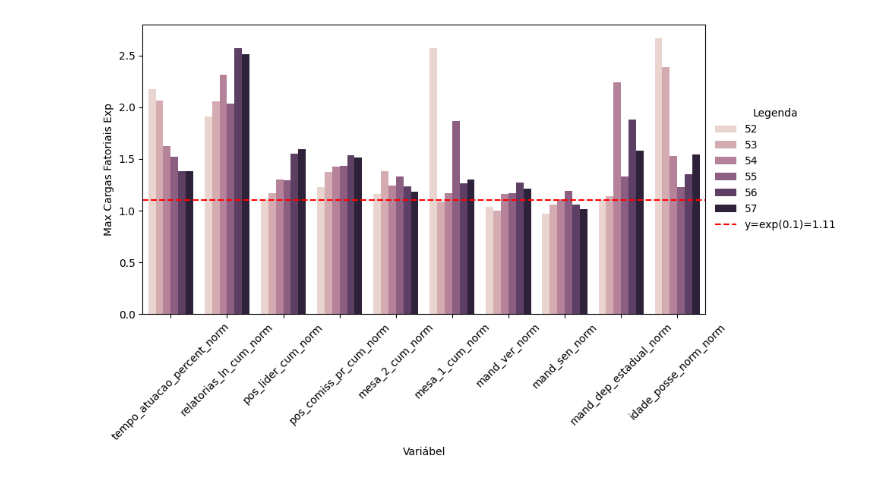
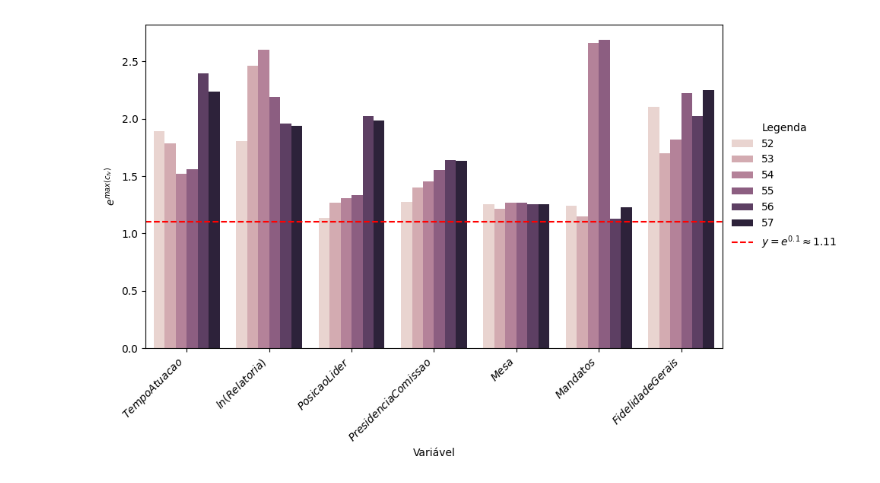
Before and after one commit to AcacioTelechi/redem-index, a Jupyter notebook: analise_fatorial_v2.ipynb, the cells around one changed output. Drawn from its saved outputs; the diff is of its cells as text; code cells hidden in the pictures.

```diff
--- a/analise_fatorial_v2.ipynb
+++ b/analise_fatorial_v2.ipynb
@@ -34,0 +16,23 @@ df_res[cols].describe()
+# %%
+vars = [
+    ("tempo_atuacao_percent", r"$TempoAtuacao$"),
+    ("relatorias_ln_cum", r"$ln(Relatoria)$"),
+    ("pos_lider_cum", r"$PosicaoLider$"),
+    ("pos_comiss_pr_cum", r"$PresidenciaComissao$"),
+    # ("mesa_1_cum", r"$Mesa2$"),
+    # ("mesa_2_cum", r"$Mesa1$"),
+    ("mesa_cum", r"$Mesa$"),
+    # ("mand_ver_cum", r"$Mandato_{VER}$"),
+    # ("mand_sen_cum", r"$Mandato_{SEN}$"),
+    # ("mand_dep_estadual_cum", r"$Mandato_{DE}$"),
+    ("mandatos_cum", r"$Mandatos$"),
+    # ("idade_posse", r"$IdadePosse$"),
+    # ("fid_municipais_cum", r"$FidelidadeMunicipais$"),
+    ("fid_gerais_cum", r"$FidelidadeGerais$"),
+]
+# %%
+cols = [v[0] for v in vars]
+
+df_res = df_res.fillna(0)
+
+df_res[cols].describe()
@@ -61,25 +74,31 @@ for legislatura in df_res['idLegislatura'].unique():
             {"legis": legislatura, "column": c, "max_loading_exp": max_loading_exp}
         )
 # %%
-df_res = pd.DataFrame(final_loadings).sort_values(['column', 'legis'], ascending=False)
+df_res_loadings = pd.DataFrame(final_loadings).sort_values(['column', 'legis'], ascending=False)
 # %%
 import seaborn as sns
 
 plt.figure(figsize=(10, 6))
-sns.barplot(data=df_res, x='column', y='max_loading_exp', hue='legis')
+sns.barplot(data=df_res_loadings, x="column", y="max_loading_exp", hue="legis")
 
-plt.axhline(y=np.exp(0.1), color='red', linestyle='--', label=f'y=exp(0.1)={np.exp(0.1):.2f}')
+plt.axhline(
+    y=np.exp(0.1), color="red", linestyle="--", label=r"$y=e^{0.1}\approx$" + f"{np.exp(0.1):.2f}"
+)
 
 # Add labels and title
-plt.xlabel('Variábel')
-plt.ylabel('Max Cargas Fatoriais Exp')
+plt.xlabel("Variável")
+plt.ylabel(r"$e^{max(c_{fv})}$")
 # plt.title('Barplot of Variables Colored by Legis')
 
-plt.legend(title='Legenda', loc='center left', bbox_to_anchor=(1, 0.5), frameon=False)
+plt.legend(title="Legenda", loc="center left", bbox_to_anchor=(1, 0.5), frameon=False)
+
 
 # Show the plot
-plt.xticks(rotation=45)  # Rotate x-axis labels for better readability
+custom_labels = [v[1] for v in vars]
+plt.xticks(
+    ticks=range(len(custom_labels)), labels=custom_labels, rotation=45, ha="right"
+)  # Rotate x-axis labels for better readability
 plt.tight_layout()
 plt.show()
 # %% [output]
-[figure, old version]
+[figure, new version]
```
Also changed, not shown: parts of 8 cells of this notebook, 7 other files.
